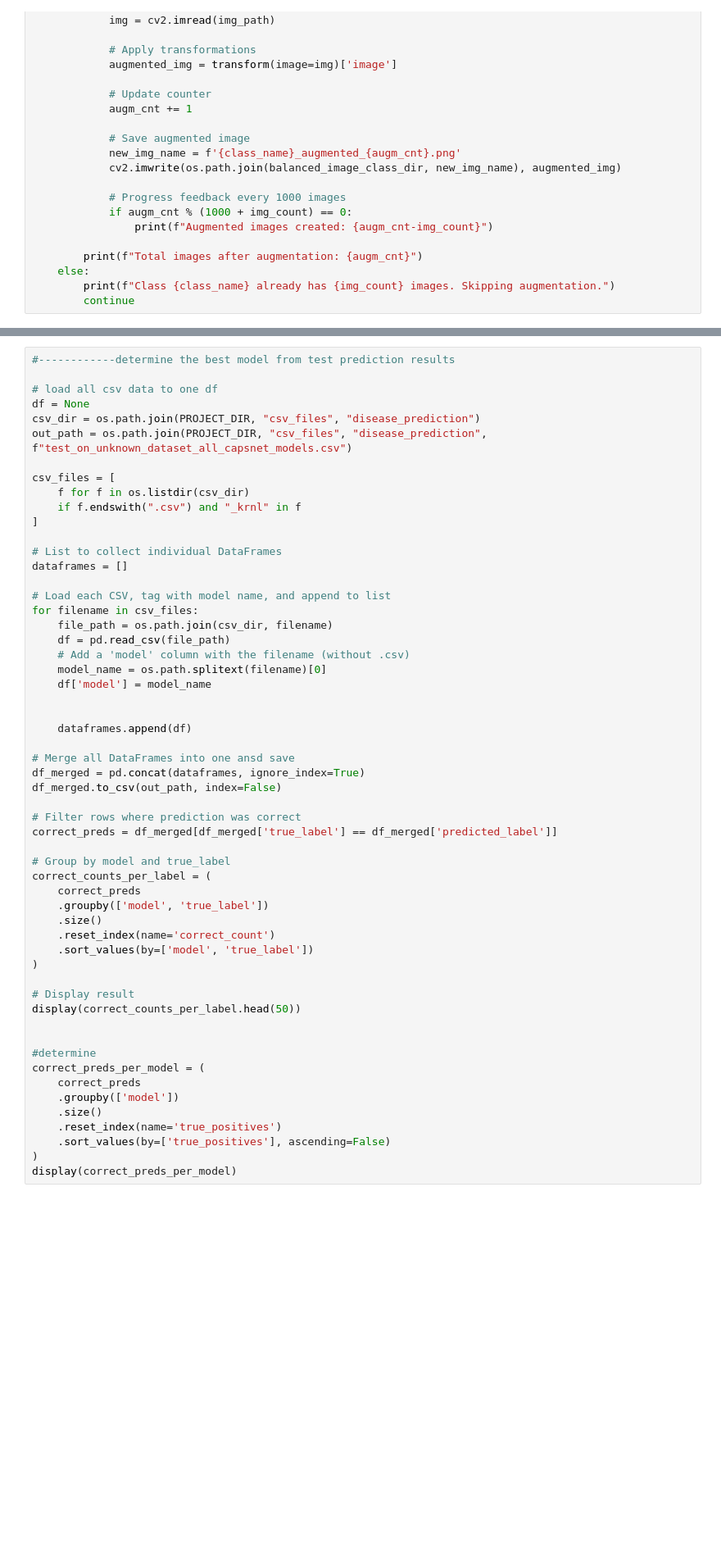
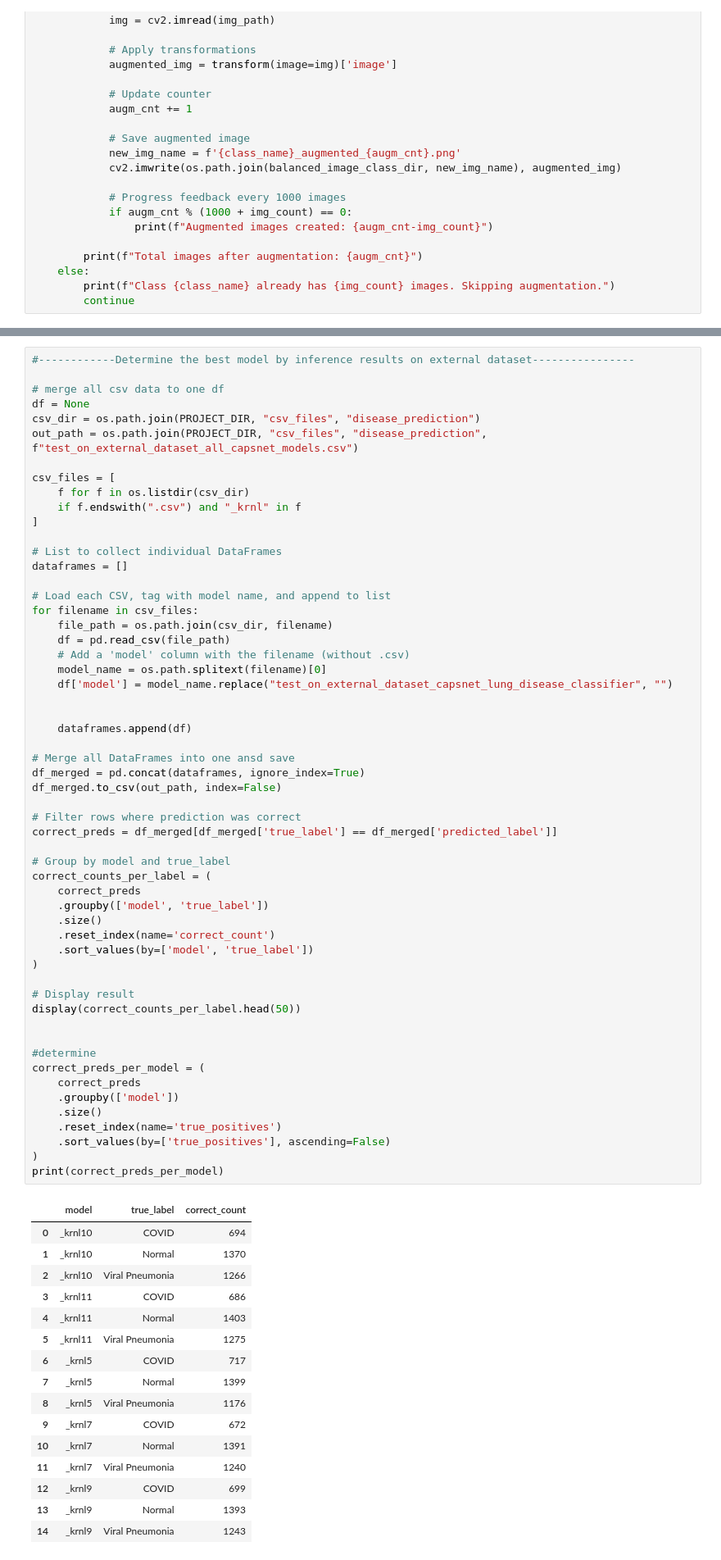
Before and after one commit to valste/ds_aug24_lung_desease_classification, a Jupyter notebook: notebooks/5.6_Capsnet_4class_disease_classifier.ipynb, the cells around one changed output, grey strips where cells are left out. Shown at 82% size. Cells and saved outputs as stored; diff of their text form; blank space fills up the shorter version.

```diff
--- a/notebooks/5.6_Capsnet_4class_disease_classifier.ipynb
+++ b/notebooks/5.6_Capsnet_4class_disease_classifier.ipynb
@@ -560,12 +644,12 @@ for run_id in run_ids:
     list_df_pred.append(df_predicted)
     u.show_classification_report(df_predicted, title=u.model_name, normalize_cm=None, labels=disease_labels)
 # %%
-#------------determine the best model from test prediction results
+#------------Determine the best model by inference results on external dataset----------------
 
-# load all csv data to one df
+# merge all csv data to one df
 df = None
 csv_dir = os.path.join(PROJECT_DIR, "csv_files", "disease_prediction")
-out_path = os.path.join(PROJECT_DIR, "csv_files", "disease_prediction", f"test_on_unknown_dataset_all_capsnet_models.csv")
+out_path = os.path.join(PROJECT_DIR, "csv_files", "disease_prediction", f"test_on_external_dataset_all_capsnet_models.csv")
 
 csv_files = [
     f for f in os.listdir(csv_dir)
@@ -581,37 +665,54 @@ for filename in csv_files:
     df = pd.read_csv(file_path)
     # Add a 'model' column with the filename (without .csv)
     model_name = os.path.splitext(filename)[0]
-    df['model'] = model_name
+    df['model'] = model_name.replace("test_on_external_dataset_capsnet_lung_disease_classifier", "")
 
 
     dataframes.append(df)
 
 # Merge all DataFrames into one ansd save
 df_merged = pd.concat(dataframes, ignore_index=True)
 df_merged.to_csv(out_path, index=False)
 
 # Filter rows where prediction was correct
 correct_preds = df_merged[df_merged['true_label'] == df_merged['predicted_label']]
 
 # Group by model and true_label
 correct_counts_per_label = (
     correct_preds
     .groupby(['model', 'true_label'])
     .size()
     .reset_index(name='correct_count')
     .sort_values(by=['model', 'true_label'])
 )
 
 # Display result
 display(correct_counts_per_label.head(50))
 
 
 #determine
 correct_preds_per_model = (
     correct_preds
     .groupby(['model'])
     .size()
     .reset_index(name='true_positives')
     .sort_values(by=['true_positives'], ascending=False)
 )
-display(correct_preds_per_model)
+print(correct_preds_per_model)
+# %% [output]
+|  | model | true_label | correct_count |
+| 0 | _krnl10 | COVID | 694 |
+| 1 | _krnl10 | Normal | 1370 |
+| 2 | _krnl10 | Viral Pneumonia | 1266 |
+| 3 | _krnl11 | COVID | 686 |
+| 4 | _krnl11 | Normal | 1403 |
+| 5 | _krnl11 | Viral Pneumonia | 1275 |
+| 6 | _krnl5 | COVID | 717 |
+| 7 | _krnl5 | Normal | 1399 |
+| 8 | _krnl5 | Viral Pneumonia | 1176 |
+| 9 | _krnl7 | COVID | 672 |
+| 10 | _krnl7 | Normal | 1391 |
+| 11 | _krnl7 | Viral Pneumonia | 1240 |
+| 12 | _krnl9 | COVID | 699 |
+| 13 | _krnl9 | Normal | 1393 |
+| 14 | _krnl9 | Viral Pneumonia | 1243 |
```
Also changed, not shown: parts of 18 cells of this notebook, 21 other files.
